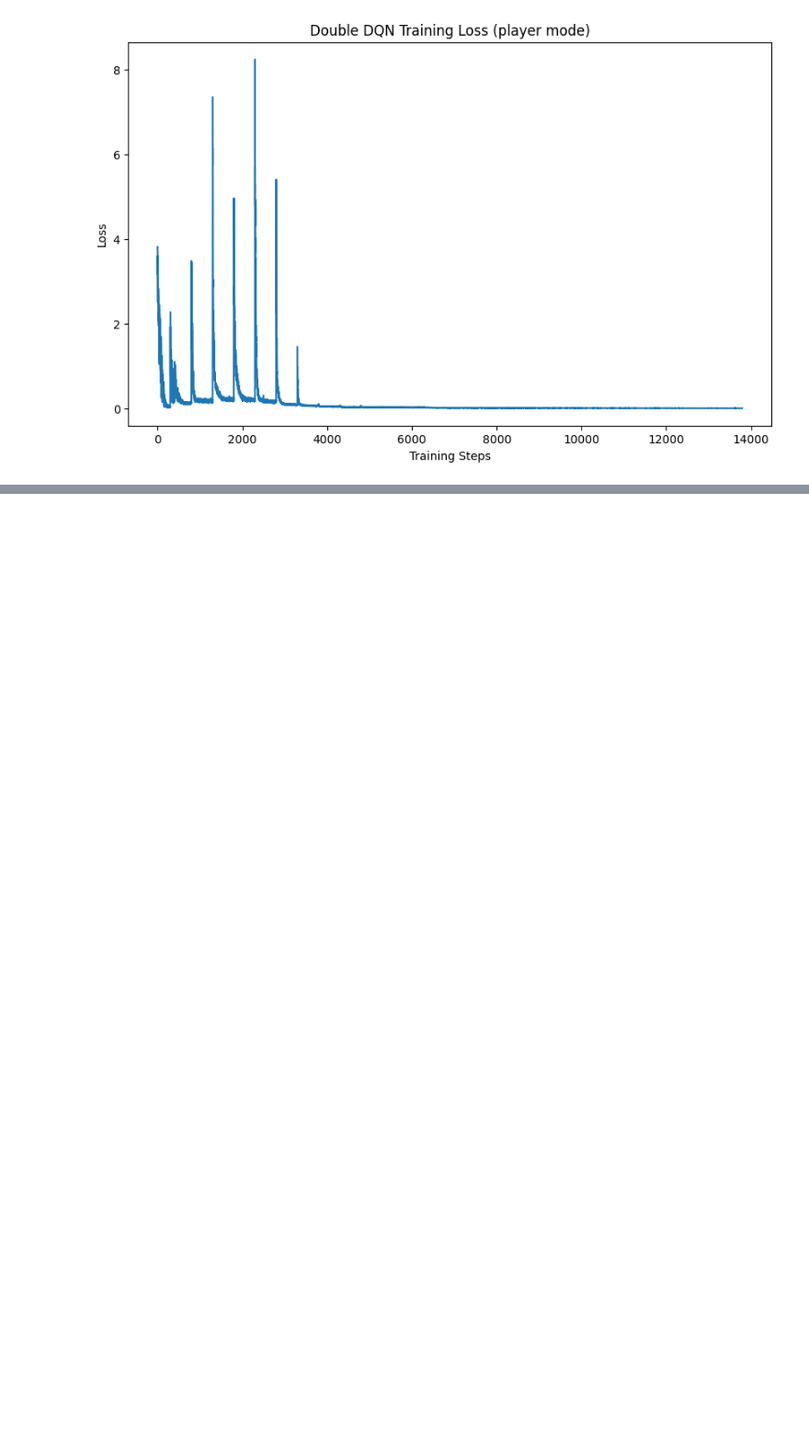
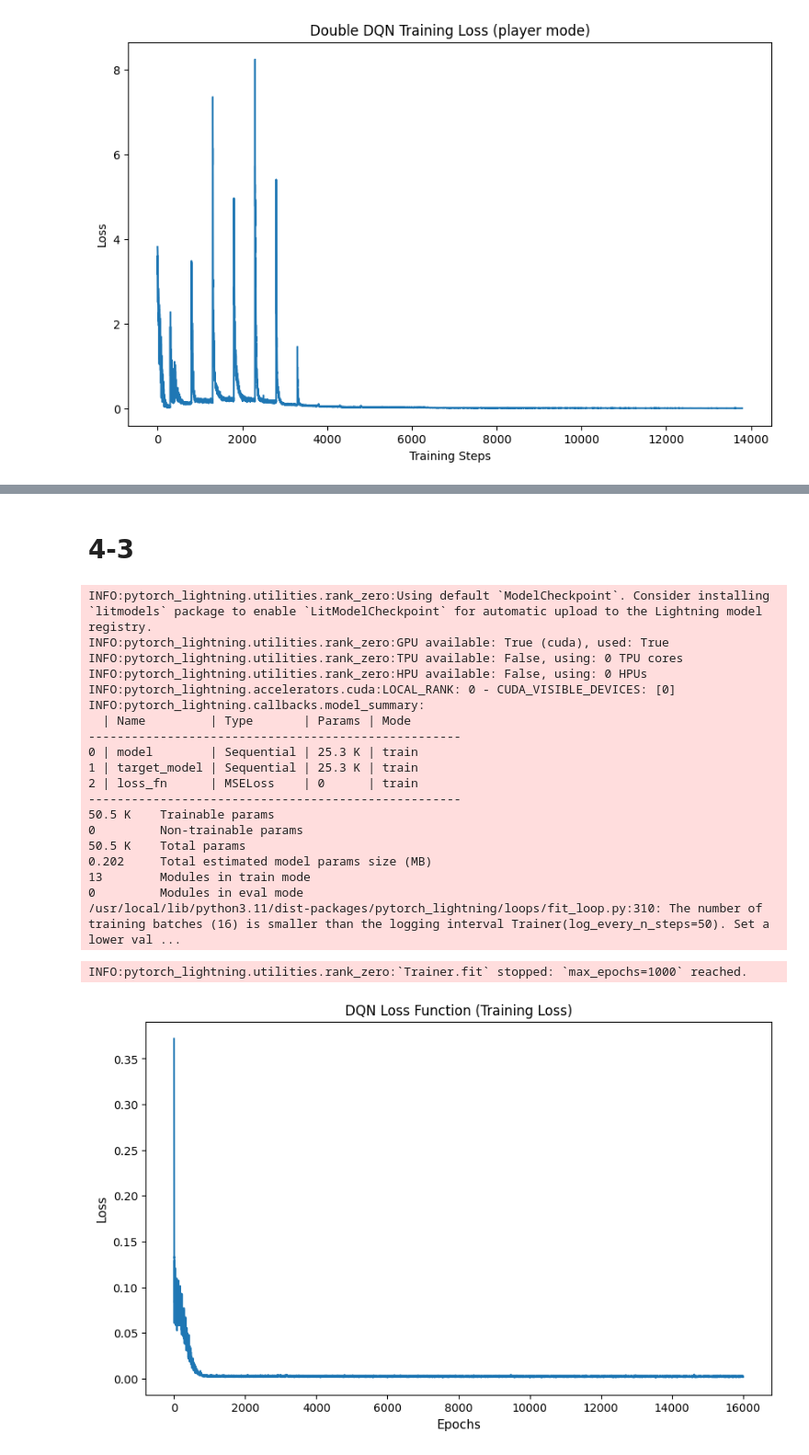
Before and after one commit to yunaficus/DRL, a Jupyter notebook: HW4_DQN.ipynb, the cells around one changed output, grey strips where cells are left out. Shown: that part at 92% size. Saved outputs shown, nothing was run; the diff lists cells and outputs as text; code cells hidden in the pictures; blank space fills up the shorter version.

```diff
--- a/HW4_DQN.ipynb
+++ b/HW4_DQN.ipynb
@@ -231,0 +615,2 @@ plt.show()
+# %% [markdown]
+# 4-3
@@ -231,0 +707,44 @@ plt.show()
+# %%
+from pytorch_lightning.loggers import TensorBoardLogger
+
+# 創建 TensorBoard logger
+logger = TensorBoardLogger("tb_logs", name="dqn_model")
+
+# 創建 Lightning 模型並進行訓練
+dqn_model = DQNLightning(input_dim=64, hidden1=150, hidden2=100, output_dim=4)
+
+# 創建 Trainer 並使用 logger
+trainer = pl.Trainer(max_epochs=1000, logger=logger)
+
+# 開始訓練
+trainer.fit(dqn_model)
+
+# 訓練結束後畫出損失曲線
+plt.figure(figsize=(10, 6))
+plt.plot(dqn_model.losses)
+plt.xlabel("Epochs", fontsize=11)
+plt.ylabel("Loss", fontsize=11)
+plt.title("DQN Loss Function (Training Loss)")
+plt.show()
+# %% [output]
+INFO:pytorch_lightning.utilities.rank_zero:Using default `ModelCheckpoint`. Consider installing `litmodels` package to enable `LitModelCheckpoint` for automatic upload to the Lightning model registry.
+INFO:pytorch_lightning.utilities.rank_zero:GPU available: True (cuda), used: True
+INFO:pytorch_lightning.utilities.rank_zero:TPU available: False, using: 0 TPU cores
+INFO:pytorch_lightning.utilities.rank_zero:HPU available: False, using: 0 HPUs
+INFO:pytorch_lightning.accelerators.cuda:LOCAL_RANK: 0 - CUDA_VISIBLE_DEVICES: [0]
+INFO:pytorch_lightning.callbacks.model_summary:
+  | Name         | Type       | Params | Mode
+----------------------------------------------------
+0 | model        | Sequential | 25.3 K | train
+1 | target_model | Sequential | 25.3 K | train
+2 | loss_fn      | MSELoss    | 0      | train
+----------------------------------------------------
+50.5 K    Trainable params
+0         Non-trainable params
+50.5 K    Total params
+0.202     Total estimated model params size (MB)
+13        Modules in train mode
+0         Modules in eval mode
+/usr/local/lib/python3.11/dist-packages/pytorch_lightning/loops/fit_loop.py:310: The number of training batches (16) is smaller than the logging interval Trainer(log_every_n_steps=50). Set a lower val ...
+INFO:pytorch_lightning.utilities.rank_zero:`Trainer.fit` stopped: `max_epochs=1000` reached.
+[figure, added]
```
Also changed, not shown: parts of 6 cells of this notebook.
